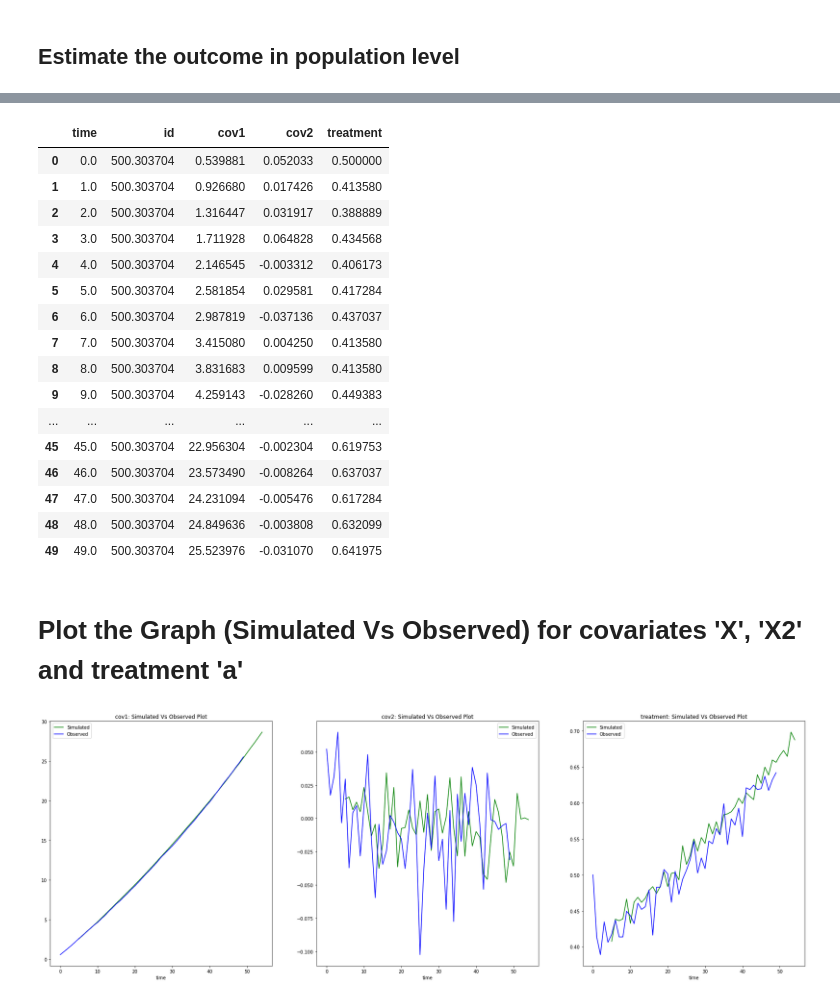
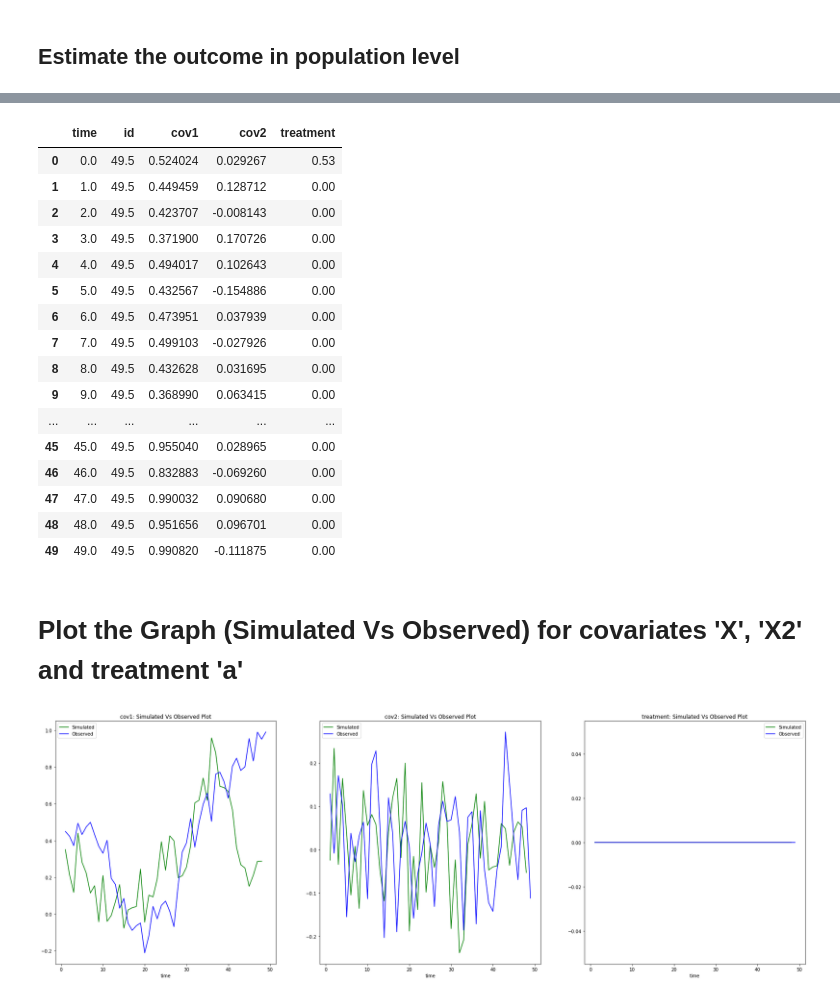
Before and after one commit to pchakraborty1/causallib, a Jupyter notebook: examples/gformula.ipynb, the cells around one changed output, grey strips where cells are left out. Cells and saved outputs as stored; diff of their text form; code cells hidden in the pictures.

```diff
--- a/examples/gformula.ipynb
+++ b/examples/gformula.ipynb
@@ -123,0 +222,8 @@ est_outcome
+# %%
+data_cf = load_synth_dynamic_treat(observational=False)
+# print(data_cf.keys())
+X_test, a_test = data_cf['test']
+# %%
+# treatment_strategy = CFBernoulli()
+# treatment_strategy = Observational(inverse_transform=None)
+treatment_strategy = 'never-treat'
@@ -125,12 +269,14 @@ est_outcome
 ## Estimate the outcome in population level
 # %%
 # a = df_obs[['id', 'A']]
-pop_outcome = gFormula.estimate_population_outcome(
-                                                    X_train,
-                                                    a_train,
-                                                    t=None,
-                                                    y=None,
-                                                    treatment_strategy=treatment_strategy
+pop_outcome = gFormula.estimate_population_outcome(X_test,
+                                                   a_test,
+                                                   t=None,
+                                                   y=None,
+                                                   treatment_strategy=treatment_strategy,
+                                                   n_sims=3, #C.DEFAULT_N_SIMS
+                                                   timeline_start=1,
+                                                   n_jobs=C.DEFAULT_N_JOBS
                                                   )
 pop_outcome.reset_index(inplace=True)
 pop_outcome
@@ -172,38 +311,38 @@ pop_outcome
 # %%
-df_obsv_train = X_train.merge(a_train, on=[gFormula.id_col, gFormula.time_col])
-obsv = df_obsv_train.groupby(df_obsv_train[gFormula.time_col]).mean()
-obsv.reset_index(inplace=True)
-obsv
+df_cf_test = X_test.merge(a_test, on=[gFormula.id_col, gFormula.time_col])
+cf = df_cf_test.groupby(df_cf_test[gFormula.time_col]).mean()
+cf.reset_index(inplace=True)
+cf
 # %% [output]
 |  | time | id | cov1 | cov2 | treatment |
-| 0 | 0.0 | 500.303704 | 0.539881 | 0.052033 | 0.500000 |
-| 1 | 1.0 | 500.303704 | 0.926680 | 0.017426 | 0.413580 |
-| 2 | 2.0 | 500.303704 | 1.316447 | 0.031917 | 0.388889 |
-| 3 | 3.0 | 500.303704 | 1.711928 | 0.064828 | 0.434568 |
-| 4 | 4.0 | 500.303704 | 2.146545 | -0.003312 | 0.406173 |
-| 5 | 5.0 | 500.303704 | 2.581854 | 0.029581 | 0.417284 |
-| 6 | 6.0 | 500.303704 | 2.987819 | -0.037136 | 0.437037 |
-| 7 | 7.0 | 500.303704 | 3.415080 | 0.004250 | 0.413580 |
-| 8 | 8.0 | 500.303704 | 3.831683 | 0.009599 | 0.413580 |
-| 9 | 9.0 | 500.303704 | 4.259143 | -0.028260 | 0.449383 |
+| 0 | 0.0 | 49.5 | 0.524024 | 0.029267 | 0.53 |
+| 1 | 1.0 | 49.5 | 0.449459 | 0.128712 | 0.00 |
+| 2 | 2.0 | 49.5 | 0.423707 | -0.008143 | 0.00 |
+| 3 | 3.0 | 49.5 | 0.371900 | 0.170726 | 0.00 |
+| 4 | 4.0 | 49.5 | 0.494017 | 0.102643 | 0.00 |
+| 5 | 5.0 | 49.5 | 0.432567 | -0.154886 | 0.00 |
+| 6 | 6.0 | 49.5 | 0.473951 | 0.037939 | 0.00 |
+| 7 | 7.0 | 49.5 | 0.499103 | -0.027926 | 0.00 |
+| 8 | 8.0 | 49.5 | 0.432628 | 0.031695 | 0.00 |
+| 9 | 9.0 | 49.5 | 0.368990 | 0.063415 | 0.00 |
 | ... | ... | ... | ... | ... | ... |
-| 45 | 45.0 | 500.303704 | 22.956304 | -0.002304 | 0.619753 |
-| 46 | 46.0 | 500.303704 | 23.573490 | -0.008264 | 0.637037 |
-| 47 | 47.0 | 500.303704 | 24.231094 | -0.005476 | 0.617284 |
-| 48 | 48.0 | 500.303704 | 24.849636 | -0.003808 | 0.632099 |
-| 49 | 49.0 | 500.303704 | 25.523976 | -0.031070 | 0.641975 |
+| 45 | 45.0 | 49.5 | 0.955040 | 0.028965 | 0.00 |
+| 46 | 46.0 | 49.5 | 0.832883 | -0.069260 | 0.00 |
+| 47 | 47.0 | 49.5 | 0.990032 | 0.090680 | 0.00 |
+| 48 | 48.0 | 49.5 | 0.951656 | 0.096701 | 0.00 |
+| 49 | 49.0 | 49.5 | 0.990820 | -0.111875 | 0.00 |
 # %% [markdown]
 # Plot the Graph (Simulated Vs Observed) for covariates 'X', 'X2' and treatment 'a'
 # %%
 import matplotlib.pyplot as plt
 #Get current axis
 fig, axX = plt.subplots(1, 3, figsize=(30, 10))
 
 for idx, y in enumerate(['cov1', 'cov2', 'treatment']):
     ax = axX.flatten()[idx]
     pop_outcome.plot(kind='line', x=gFormula.time_col, y=y, color='green', ax = ax)
-    obsv.plot(kind='line', x=gFormula.time_col, y=y, color='blue', ax = ax)
+    cf.iloc[1:,:].plot(kind='line', x=gFormula.time_col, y=y, color='blue', ax = ax)
     ax.legend(['Simulated', 'Observed'])
     ax.set_title(f'{y}: Simulated Vs Observed Plot')
 # %% [output]
-[figure, old version]
+[figure, new version]
```
Also changed, not shown: parts of 23 cells of this notebook, 11 other files.
